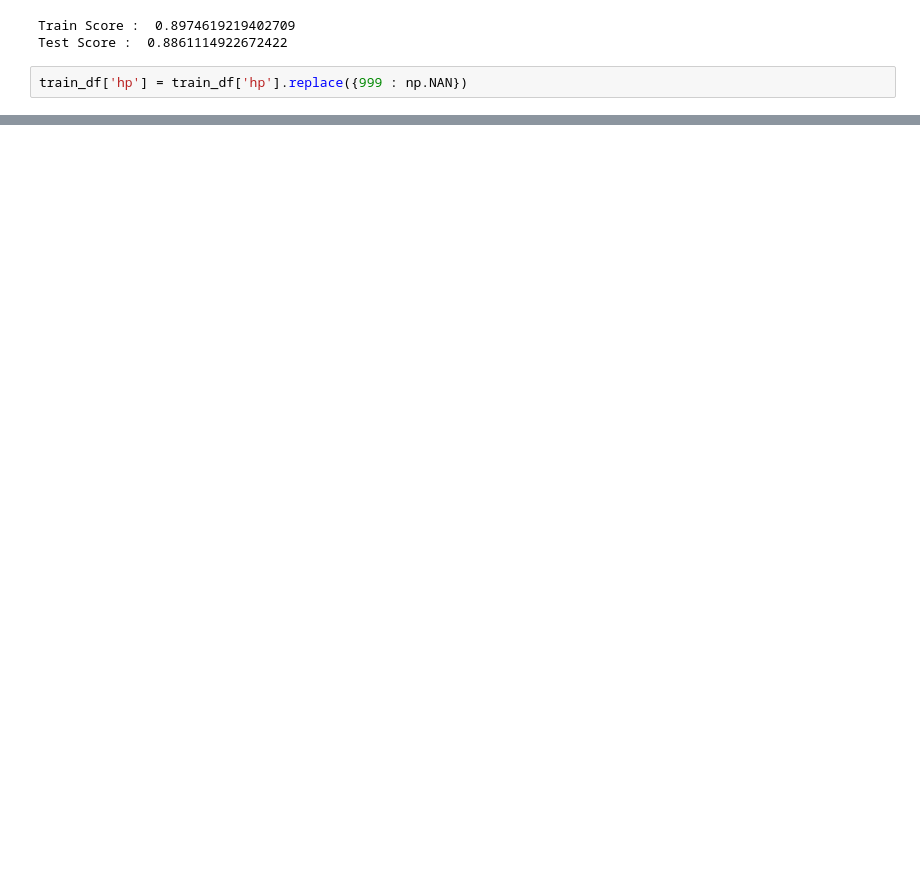
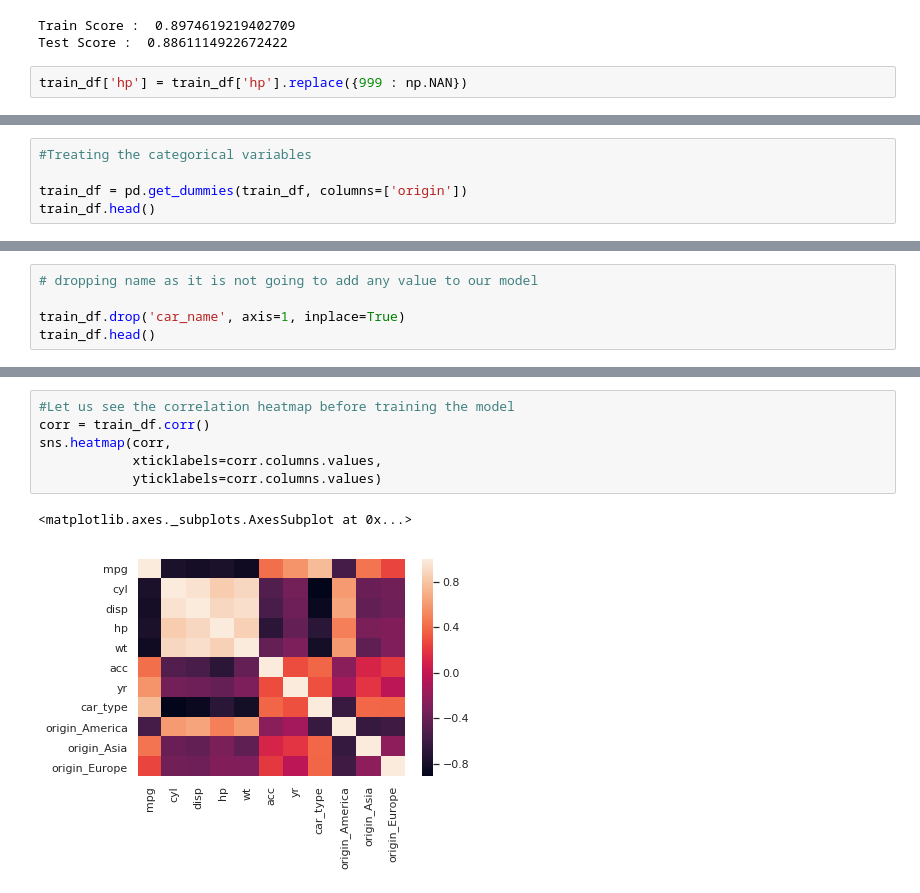
Before and after one commit to suren2k17/machine-learning-pocs, a Jupyter notebook: CaseStudies/CarMPG/LinearRegression_MPGPrediction.ipynb, the cells around one changed output, grey strips where cells are left out. Cells and saved outputs as stored; diff of their text form; blank space fills up the shorter version.

```diff
--- a/CaseStudies/CarMPG/LinearRegression_MPGPrediction.ipynb
+++ b/CaseStudies/CarMPG/LinearRegression_MPGPrediction.ipynb
@@ -401,0 +408,5 @@ train_df.query('hp == 999')
+# %%
+#Treating the categorical variables
+
+train_df = pd.get_dummies(train_df, columns=['origin'])
+train_df.head()
@@ -401,0 +420,5 @@ train_df.query('hp == 999')
+# %%
+# dropping name as it is not going to add any value to our model
+
+train_df.drop('car_name', axis=1, inplace=True)
+train_df.head()
@@ -401,0 +432,9 @@ train_df.query('hp == 999')
+# %%
+#Let us see the correlation heatmap before training the model
+corr = train_df.corr()
+sns.heatmap(corr,
+            xticklabels=corr.columns.values,
+            yticklabels=corr.columns.values)
+# %% [output]
+<matplotlib.axes._subplots.AxesSubplot at 0x...>
+[figure, added]
```
Also changed, not shown: parts of 26 cells of this notebook.
